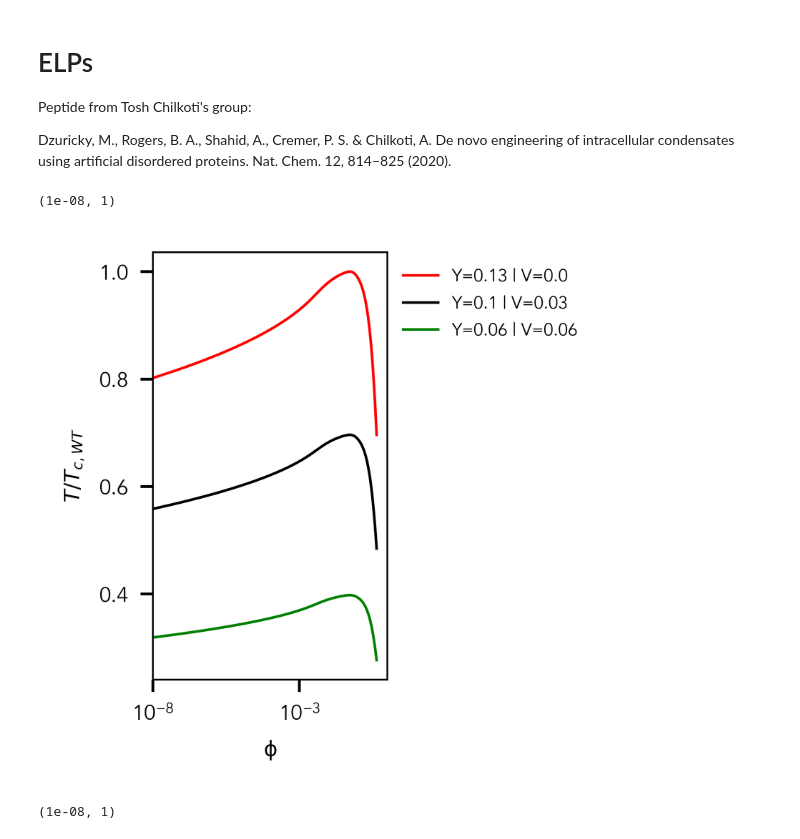
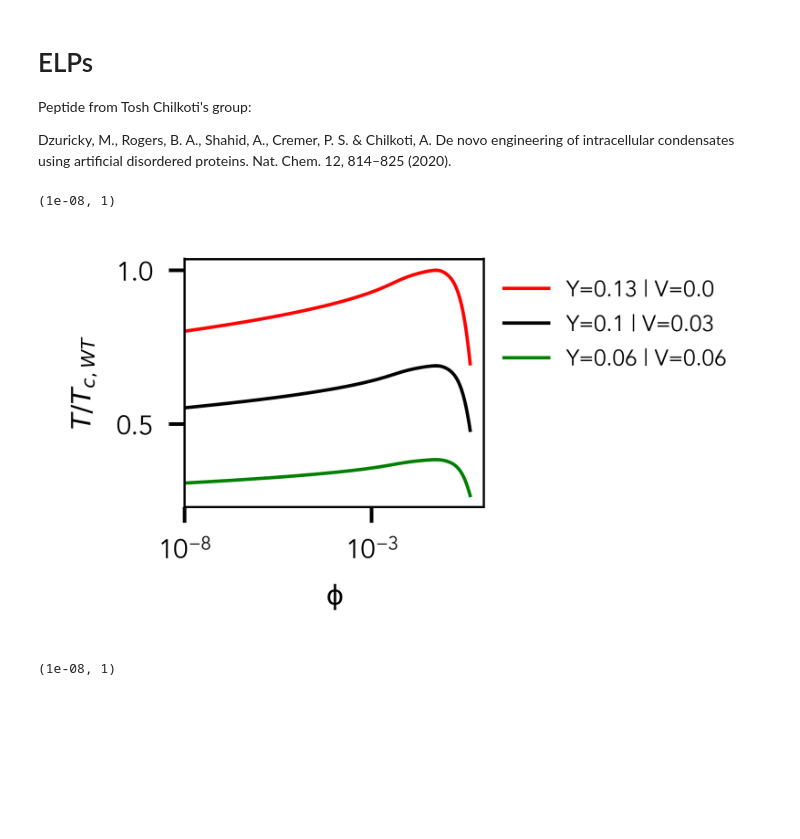
Before and after one commit to idptools/finches, a Jupyter notebook: demo/phase_diagrams/phase_diagram_demo.ipynb, the cells around one changed output. Cells and saved outputs as stored; diff of their text form; code cells hidden in the pictures; blank space fills up the shorter version.

```diff
--- a/demo/phase_diagrams/phase_diagram_demo.ipynb
+++ b/demo/phase_diagrams/phase_diagram_demo.ipynb
@@ -332,58 +357,46 @@ Dzuricky, M., Rogers, B. A., Shahid, A., Cremer, P. S. & Chilkoti, A. De novo en
 WT40 = 'SKGP' + 'GRGDSPYS'*40 + 'GY'
 three_Y7V7 = 'SKGP'+ 'GRGDSPYSGRGDSPYSGRGDSPYSGRGDSPVS'*10 + 'GY'
 seven_7_V7 = 'SKGP' + 'GRGDSPYSGRGDSPVS'*20 + 'GY'
-moar = 'SKGP' + 'GRGDSPVSGRGDSPVSGRGDSPYSGRGDSPVS'*10 + 'GY'
 
+mf_100 = Mpipi_frontend(salt=0.100)
 
+B_base = epsilon_to_FHtheory.return_phase_diagram(WT40, mf_100.IMC_object)
 
+fig = plt.figure(figsize=(1.2, 1.), dpi=450)
 
-mPiPi_GGv1_model = mPiPi_model('mPiPi_GGv1',salt=0.1)
-IMC_object = epsilon_calculation.Interaction_Matrix_Constructor(mPiPi_GGv1_model)
-
-B_base = epsilon_to_FHtheory.return_phase_diagram(WT40, IMC_object)
-
-fig = plt.figure(figsize=(1.2, 2.2), dpi=450)
-
-B1 = epsilon_to_FHtheory.return_phase_diagram(WT40, IMC_object)
+B1 = epsilon_to_FHtheory.return_phase_diagram(WT40, mf_100.IMC_object)
 
 frac_y = WT40.count('Y')/len(WT40)
 frac_v = WT40.count('V')/len(WT40)
 plt.plot(B1[0], B1[3]/max(B_base[3]), 'r', label=f'Y={round(frac_y,2)} | V={round(frac_v,2)}', linewidth=0.75)
 plt.plot(B1[1], B1[3]/max(B_base[3]), 'r', linewidth=0.75)
 
-B2 = epsilon_to_FHtheory.return_phase_diagram(three_Y7V7, IMC_object)
+B2 = epsilon_to_FHtheory.return_phase_diagram(three_Y7V7, mf_100.IMC_object)
 
 frac_y = three_Y7V7.count('Y')/len(three_Y7V7)
 frac_v = three_Y7V7.count('V')/len(three_Y7V7)
 plt.plot(B2[0], B2[3]/max(B_base[3]), '-k', label=f'Y={round(frac_y,2)} | V={round(frac_v,2)}', linewidth=0.75)
 plt.plot(B2[1], B2[3]/max(B_base[3]), '-k', linewidth=0.75)
 
-B3 = epsilon_to_FHtheory.return_phase_diagram(seven_7_V7, IMC_object)
+B3 = epsilon_to_FHtheory.return_phase_diagram(seven_7_V7, mf_100.IMC_object)
 
 frac_y = seven_7_V7.count('Y')/len(seven_7_V7)
 frac_v = seven_7_V7.count('V')/len(seven_7_V7)
 
 plt.plot(B3[0], B3[3]/max(B_base[3]), '-g', label=f'Y={round(frac_y,2)} | V={round(frac_v,2)}', linewidth=0.75)
 plt.plot(B3[1], B3[3]/max(B_base[3]), '-g', linewidth=0.75)
-
-B4 = epsilon_to_FHtheory.return_phase_diagram(moar, IMC_object)
-
-frac_y = moar.count('Y')/len(moar)
-frac_v = moar.count('V')/len(moar)
-
-#plt.plot(B4[0], B4[3]/max(B_base[3]), '-g', label=f'Y={round(frac_y,2)} | V={round(frac_v,2)}', linewidth=0.75)
 
 plt.ylabel(r'$T/T_{c,WT}$', fontsize=6)
 plt.xlabel(r'$\rm\phi$', fontsize=6)
 plt.xticks(fontsize=6)
 plt.yticks(fontsize=6)
 plt.legend(loc='upper left', bbox_to_anchor=(1, 1), fontsize=5, frameon=False)
 
 plt.xscale('log')
 plt.xlim([0.00000001,1])
 # %% [output]
 (1e-08, 1)
-[figure, old version]
+[figure, new version]
 # %%
 WT20 = 'SKGP' + 'GRGDSPYS'*20 + 'GY'
 WT40 = 'SKGP' + 'GRGDSPYS'*40 + 'GY'
```
Also changed, not shown: parts of 20 cells of this notebook, 3 other files.
